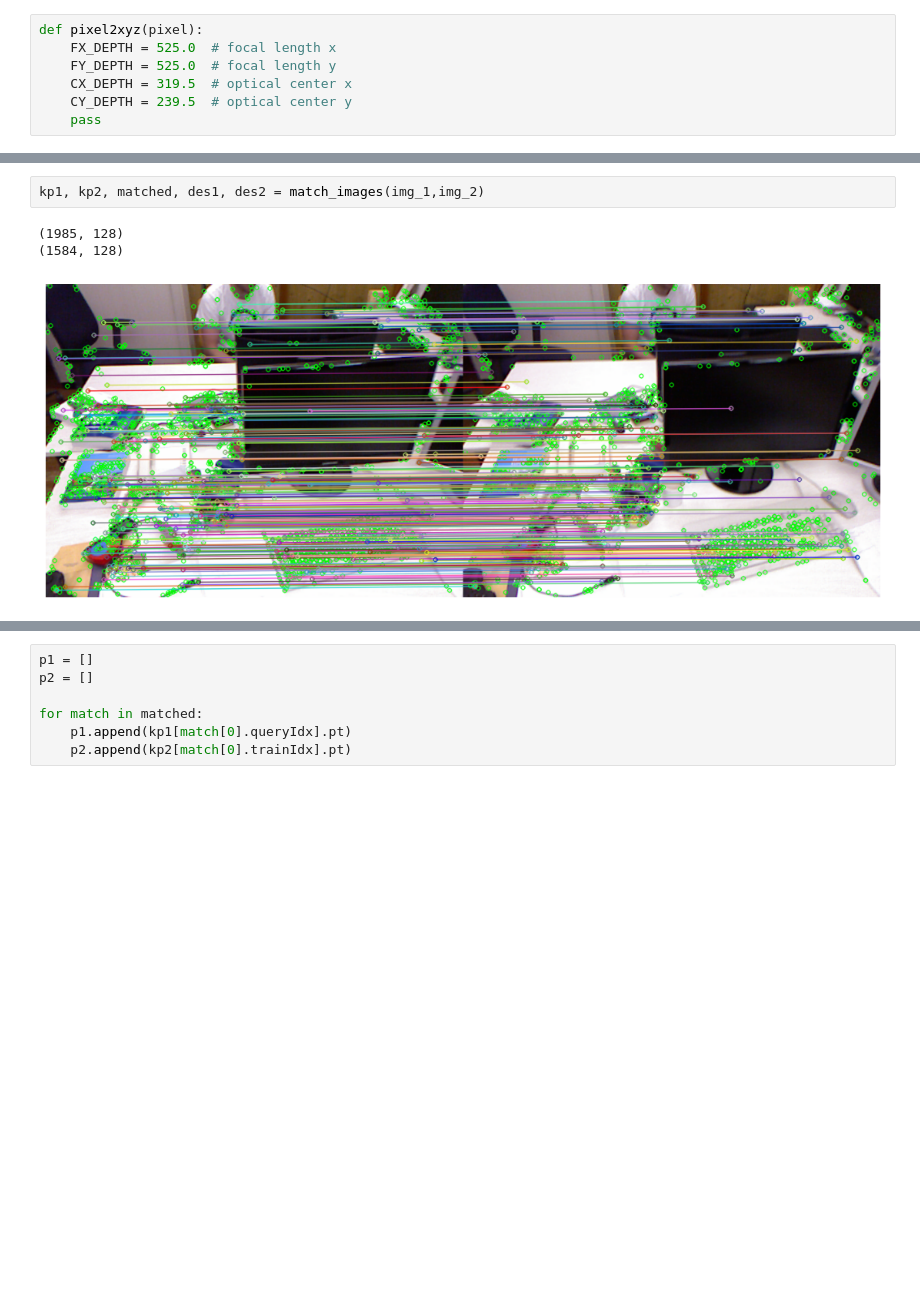
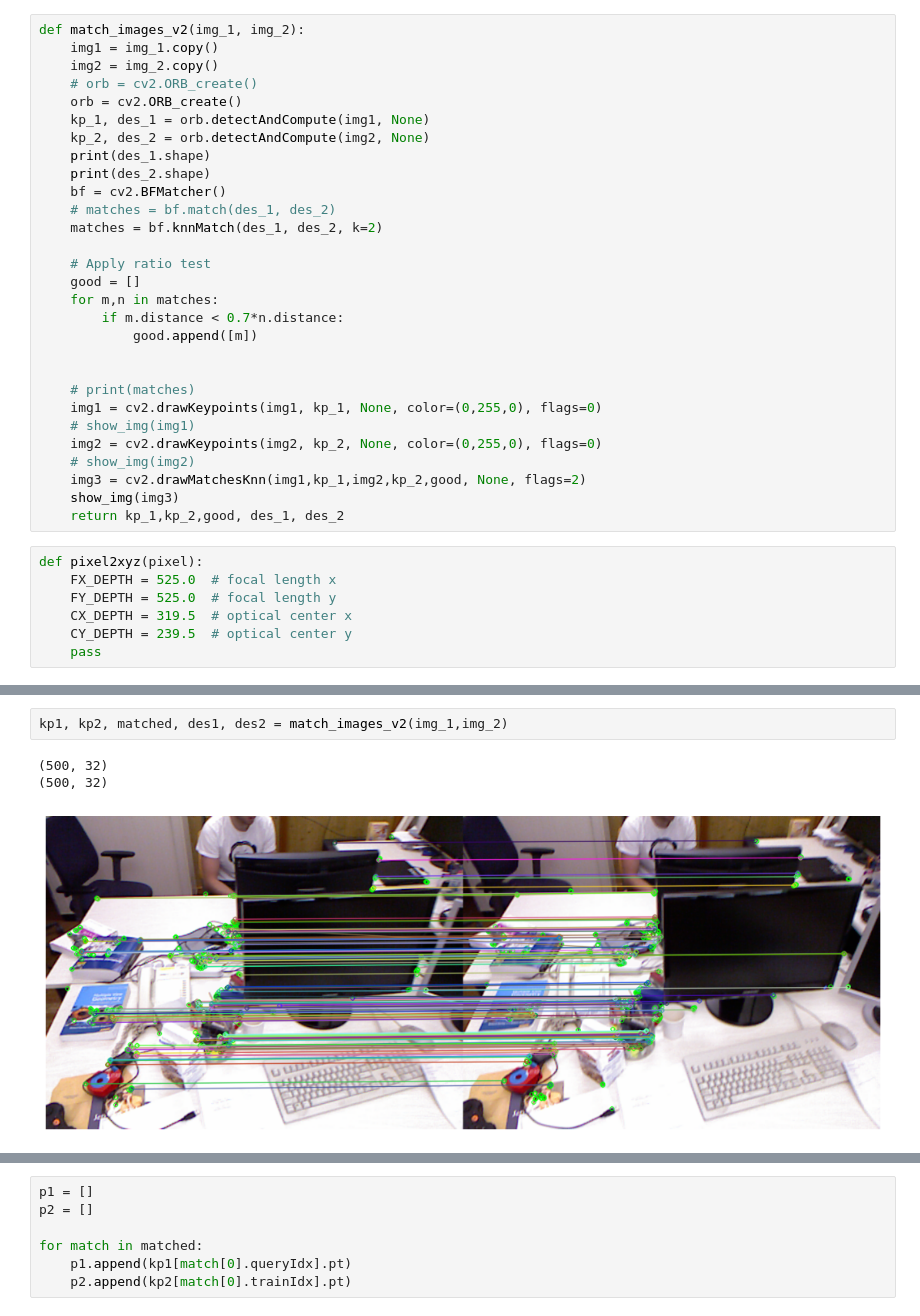
Before and after one commit to lakomchik/PIR_final_project, a Jupyter notebook: test.ipynb, the cells around one changed output, grey strips where cells are left out. Saved outputs shown, nothing was run; the diff lists cells and outputs as text; blank space fills up the shorter version.

```diff
--- a/test.ipynb
+++ b/test.ipynb
@@ -61,6 +61,35 @@ def match_images(img_1, img_2):
     img3 = cv2.drawMatchesKnn(img1,kp_1,img2,kp_2,good, None, flags=2)
     show_img(img3)
     return kp_1,kp_2,good, des_1, des_2
+# %%
+def match_images_v2(img_1, img_2):
+    img1 = img_1.copy()
+    img2 = img_2.copy()
+    # orb = cv2.ORB_create()
+    orb = cv2.ORB_create()
+    kp_1, des_1 = orb.detectAndCompute(img1, None)
+    kp_2, des_2 = orb.detectAndCompute(img2, None)
+    print(des_1.shape)
+    print(des_2.shape)
+    bf = cv2.BFMatcher()
+    # matches = bf.match(des_1, des_2)
+    matches = bf.knnMatch(des_1, des_2, k=2)
+
+    # Apply ratio test
+    good = []
+    for m,n in matches:
+        if m.distance < 0.7*n.distance:
+            good.append([m])
+
+
+    # print(matches)
+    img1 = cv2.drawKeypoints(img1, kp_1, None, color=(0,255,0), flags=0)
+    # show_img(img1)
+    img2 = cv2.drawKeypoints(img2, kp_2, None, color=(0,255,0), flags=0)
+    # show_img(img2)
+    img3 = cv2.drawMatchesKnn(img1,kp_1,img2,kp_2,good, None, flags=2)
+    show_img(img3)
+    return kp_1,kp_2,good, des_1, des_2
 # %%
 def pixel2xyz(pixel):
     FX_DEPTH = 525.0  # focal length x
@@ -71,6 +119,6 @@ def pixel2xyz(pixel):
 # %%
-kp1, kp2, matched, des1, des2 = match_images(img_1,img_2)
+kp1, kp2, matched, des1, des2 = match_images_v2(img_1,img_2)
 # %% [output]
-(1985, 128)
-(1584, 128)
+(500, 32)
+(500, 32)
-[figure, old version]
+[figure, new version]
```
Also changed, not shown: parts of 11 cells of this notebook, 1 other file.
